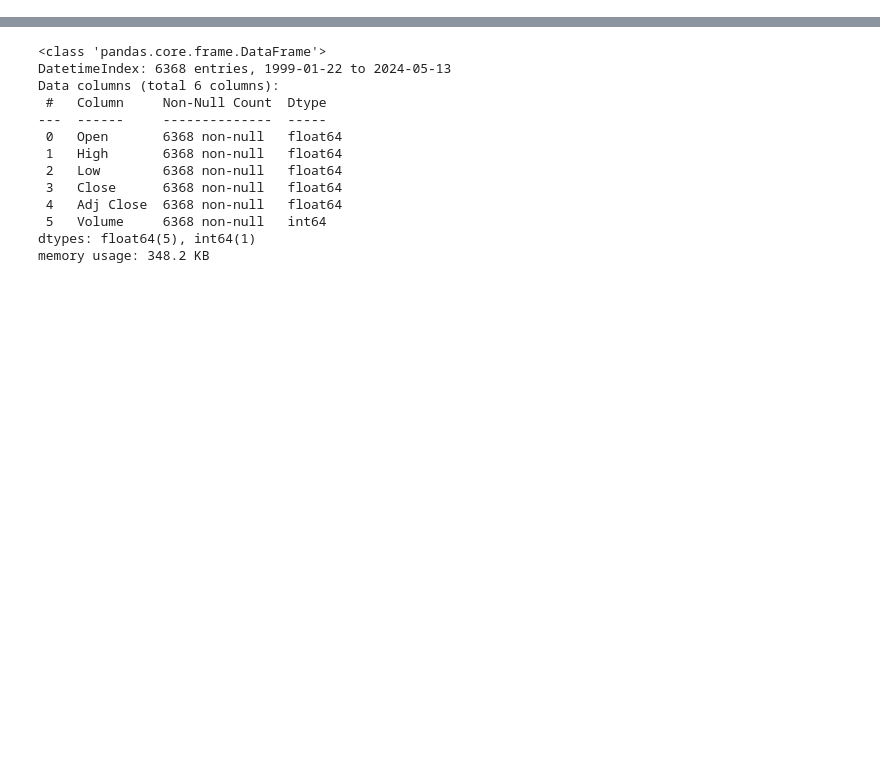
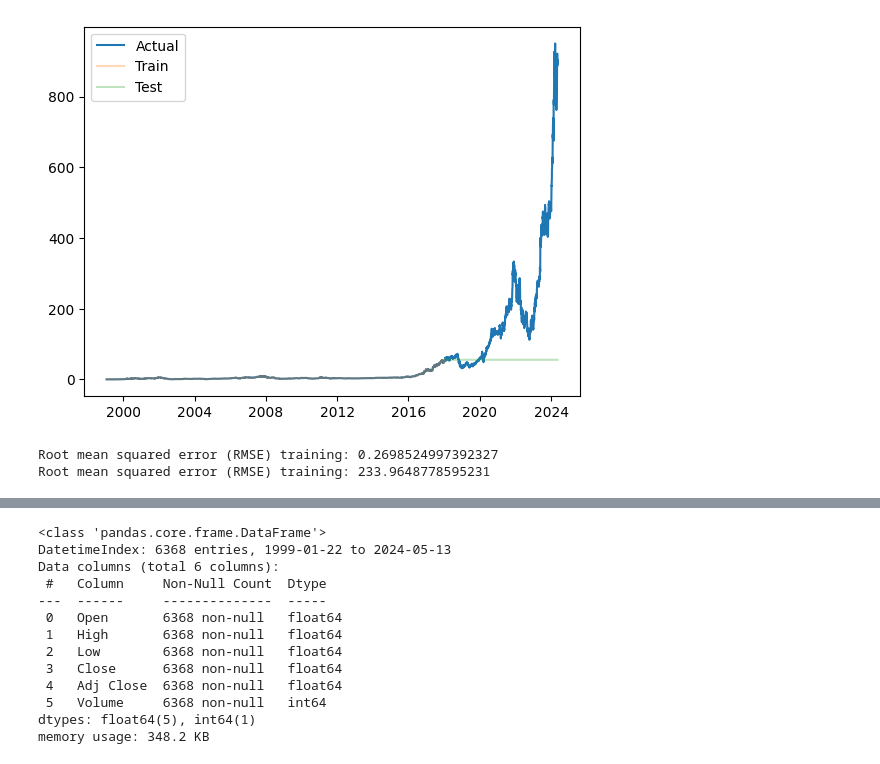
Before and after one commit to bonteanuionut/proiect-econometrie-avansata, a Jupyter notebook: proiect econ avansata/NVDA3.ipynb, the cells around one changed output, grey strips where cells are left out. Cells and saved outputs as stored; diff of their text form; code cells hidden in the pictures; blank space fills up the shorter version.

```diff
--- a/proiect econ avansata/NVDA3.ipynb
+++ b/proiect econ avansata/NVDA3.ipynb
@@ -5,0 +50,8 @@ from arima_model import (split_data
+# %%
+train_dataset, test_dataset = split_data(dataset_train)
+# %%
+train_predict_plot(dataset_train, train_dataset, test_dataset, 'Close', (1,1,1))
+# %% [output]
+[figure, added]
+Root mean squared error (RMSE) training: 0.2698524997392327
+Root mean squared error (RMSE) training: 233.9648778595231
```
Also changed, not shown: parts of 10 cells of this notebook.
